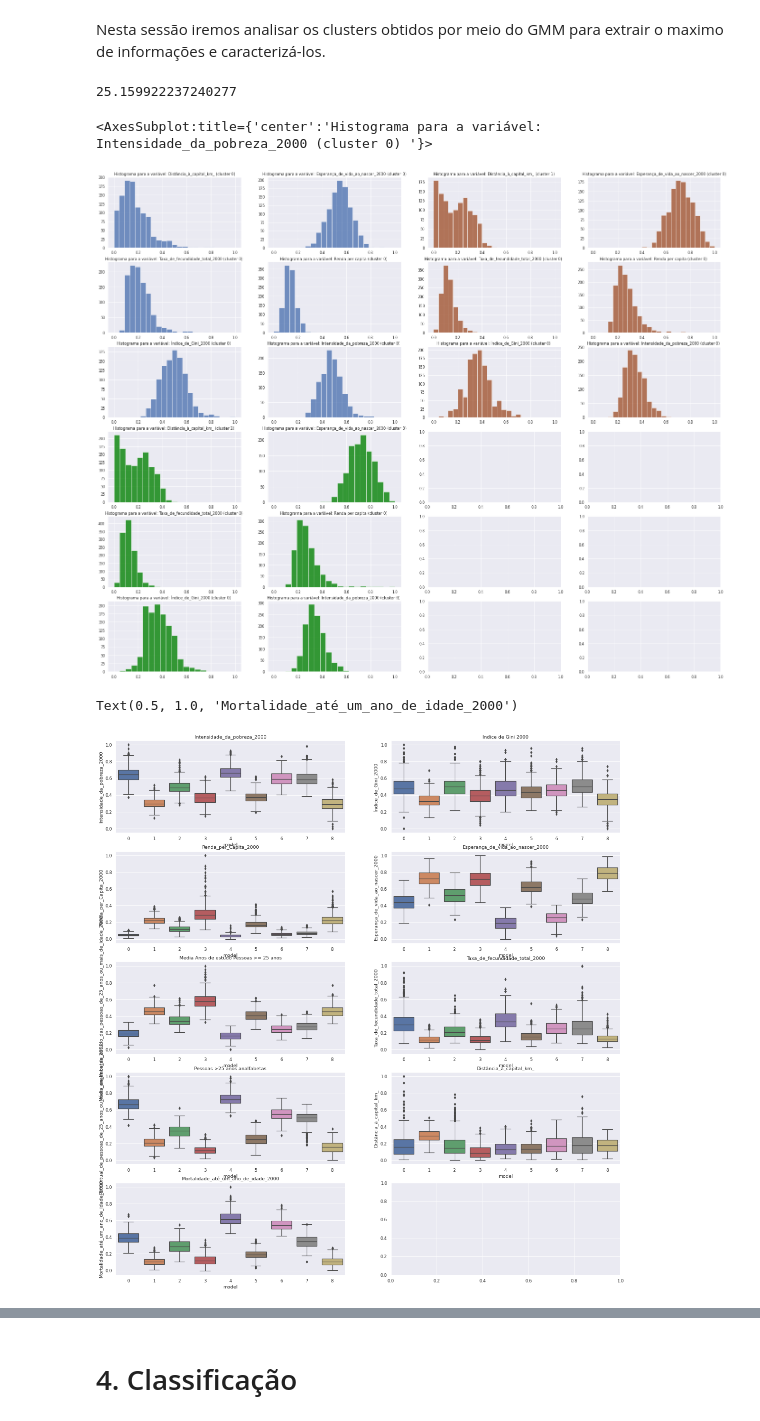
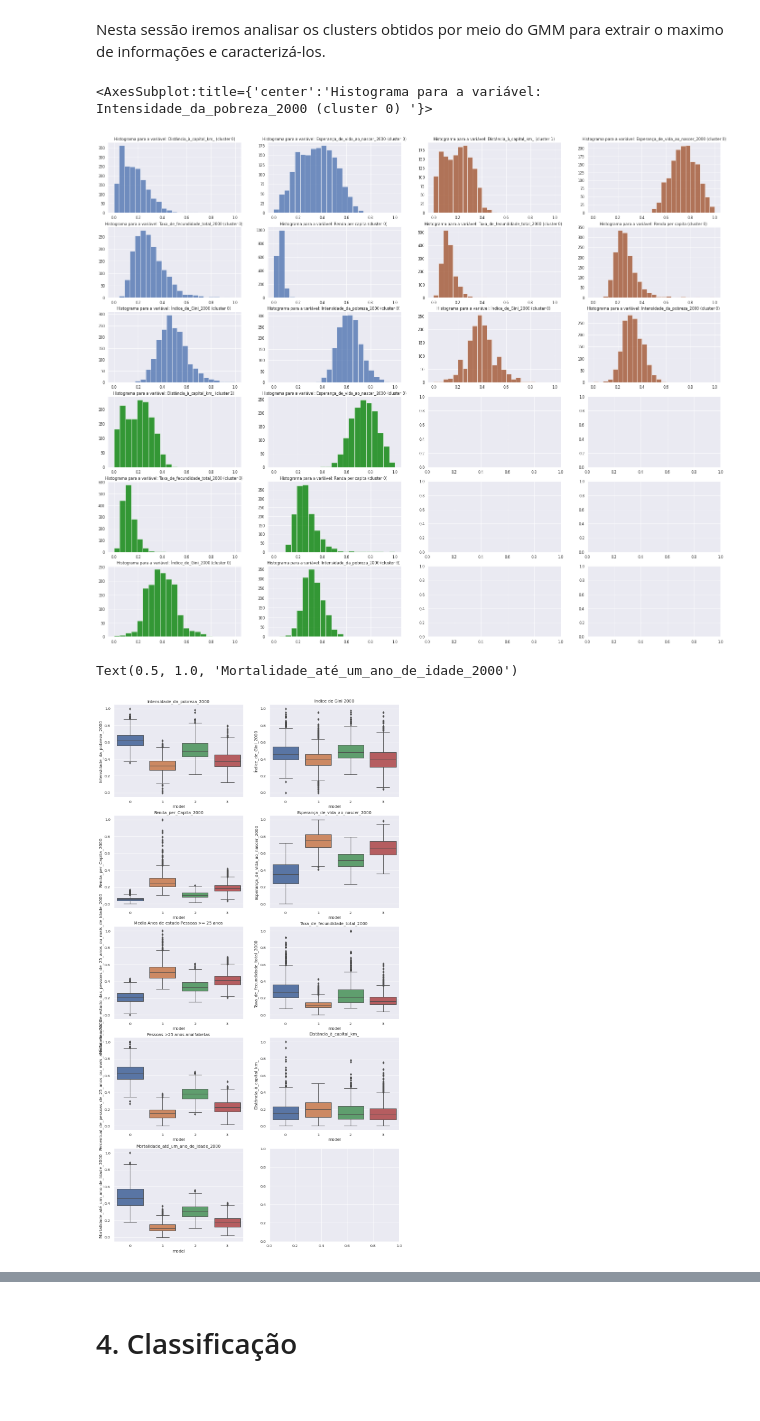
Before and after one commit to Jailsonrs/Poneglyph, a Jupyter notebook: UMAP-GMM.ipynb, the cells around one changed output, grey strips where cells are left out. Saved outputs shown, nothing was run; the diff lists cells and outputs as text; code cells hidden in the pictures.

Commit message:
clusters descritos

```diff
--- a/UMAP-GMM.ipynb
+++ b/UMAP-GMM.ipynb
@@ -165,3 +162,10 @@ embedding = pd.DataFrame(UMAP_embedding)
 embedding.columns = ["emb0","emb1"]
 #chebyshev performs better than mahalanobis
 #correlation metric has performed better than chebyshev
+# %%
+umap = UMAP(n_neighbors = 100,  min_dist = 0.1, n_components = 6, metric = 'correlation')
+UMAP_embedding = umap.fit_transform(df_treino)
+embedding = pd.DataFrame(UMAP_embedding)
+embedding.columns = ["emb0","emb1","emb2","emb3","emb4","emb5"]
+#chebyshev performs better than mahalanobis
+#correlation metric has performed better than chebyshev
@@ -206,18 +213,19 @@ $$(\pi_1 \ldots \pi_K,\mu_K, \ldots, \mu_K, \Sigma_1, \ldots, \Sigma_K)$$
 # %%
 np.random.seed(561)
 #np.random.seed(6114)
-gmm = GaussianMixture(n_components = 9, init_params = "kmeans", max_iter = 100, covariance_type = 'diag' )
+gmm = GaussianMixture(n_components = 4, init_params = "kmeans", max_iter = 100, covariance_type = 'diag' )
 
-gmm = gmm.fit(embedding)
+gmm = gmm.fit(embedding[["emb1","emb5"]])
 
-mixtures = pd.DataFrame({"model" : gmm.predict(embedding)})
+mixtures = pd.DataFrame({"model" : gmm.predict(embedding[["emb1","emb5"]])})
 
-df_c = pd.concat([embedding,  mixtures.reset_index(drop = True)], axis = 1)
+df_c = pd.concat([embedding[["emb1","emb5"]],  mixtures.reset_index(drop = True)], axis = 1)
 
-df_c.columns = ['emb0','emb1',"model"]
+
+df_c.columns = ['emb1','emb5',"cluster"]
 
 #plotting clusters
-fg = seaborn.FacetGrid(data=df_c, hue='model', aspect=1.8,height =5)
-fg.map(plt.scatter, 'emb0',"emb1")
+fg = seaborn.FacetGrid(data=df_c, hue = 'cluster', aspect=1.8,height =5)
+fg.map(plt.scatter, 'emb1',"emb5")
 # %% [output]
 <seaborn.axisgrid.FacetGrid at 0x...>
@@ -263,6 +266,7 @@ for k in K:
 
     BIC.append(model.bic(X))
 # %%
+seaborn.set_theme()
 fig, (sub,sub1) = plt.subplots(1,2, figsize = (16,4),dpi=80)
 sub.plot(K, S, 'bo-')
 sub.set_ylabel("Silhouete score")
@@ -277,10 +281,6 @@ Text(0, 0.5, 'BIC')
 # EAD nos clusters
 # %% [markdown]
 Nesta sessão iremos analisar os clusters obtidos por meio do GMM para extrair o maximo de informações e caracterizá-los.
-# %%
-1+3.3*np.log(1512)
-# %% [output]
-25.159922237240277
 # %%
 fig, (linha_1 , linha_2, linha_3,linha_4,linha_5,linha_6) = plt.subplots(6,4, figsize = (35,29), dpi = 50)
 
@@ -364,39 +364,39 @@ dados_clusterizados[dados_clusterizados['model'] == 1]["Intensidade_da_pobreza_2
     .hist(ax = linha_6[1], bins = 21, alpha = 0.78, color = 'green',range=[0, 1])
 # %% [output]
 <AxesSubplot:title={'center':'Histograma para a variável: Intensidade_da_pobreza_2000 (cluster 0) '}>
-[figure, old version]
+[figure, new version]
 # %%
-fig, (linha_b_1 , linha_b_2, linha_b_3,linha_b_4,linha_b_5) = plt.subplots(5,2, figsize = (23,25), dpi = 56)
+fig, (linha_b_1 , linha_b_2, linha_b_3,linha_b_4,linha_b_5) = plt.subplots(5,2, figsize = (15,29), dpi = 40)
 seaborn.boxplot(ax= linha_b_1[0], x = "model", y = "Intensidade_da_pobreza_2000", data = dados_clusterizados,)
 linha_b_1[0].set_title('Intensidade_da_pobreza_2000')
 
 seaborn.boxplot(ax= linha_b_1[1], x = "model", y = "Índice_de_Gini_2000", data = dados_clusterizados )
 linha_b_1[1].set_title('Indice de Gini 2000')
 
 seaborn.boxplot(ax= linha_b_2[0], x = "model", y = "Renda_per_Capita_2000", data = dados_clusterizados )
 linha_b_2[0].set_title('Renda_per_Capita_2000')
 
 seaborn.boxplot(ax= linha_b_2[1], x = "model", y = "Esperança_de_vida_ao_nascer_2000", data = dados_clusterizados )
 linha_b_2[1].set_title('Esperança_de_vida_ao_nascer_2000')
 
 seaborn.boxplot(ax= linha_b_3[0], x = "model", y = "Média_de_anos_de_estudo_das_pessoas_de_25_anos_ou_mais_de_idade_2000", data =dados_clusterizados, )
 linha_b_3[0].set_title('Media Anos de estudo Pessoas >= 25 anos')
 
 seaborn.boxplot(ax= linha_b_3[1], x = "model", y = "Taxa_de_fecundidade_total_2000", data = dados_clusterizados)
 linha_b_3[1].set_title('Taxa_de_fecundidade_total_2000')
 
 seaborn.boxplot(ax= linha_b_4[0], x = "model", y = "Percentual_de_pessoas_de_25_anos_ou_mais_analfabetas_2000", data = dados_clusterizados )
 linha_b_4[0].set_title('Pessoas >25 anos analfabetas')
 
 seaborn.boxplot(ax= linha_b_4[1], x = "model", y = "Distância_à_capital_km_", data = dados_clusterizados )
 linha_b_4[1].set_title('Distância_à_capital_km_')
 
 seaborn.boxplot(ax= linha_b_5[0], x = "model", y = "Mortalidade_até_um_ano_de_idade_2000", data = dados_clusterizados )
 linha_b_5[0].set_title('Mortalidade_até_um_ano_de_idade_2000')
 
 
 #seaborn.boxplot(x = "model", y= "Intensidade_da_pobreza_2000", data =dados_clusterizados )
 # %% [output]
 Text(0.5, 1.0, 'Mortalidade_até_um_ano_de_idade_2000')
-[figure, old version]
+[figure, new version]
 # %% [markdown]
```
Also changed, not shown: parts of 26 cells of this notebook.
